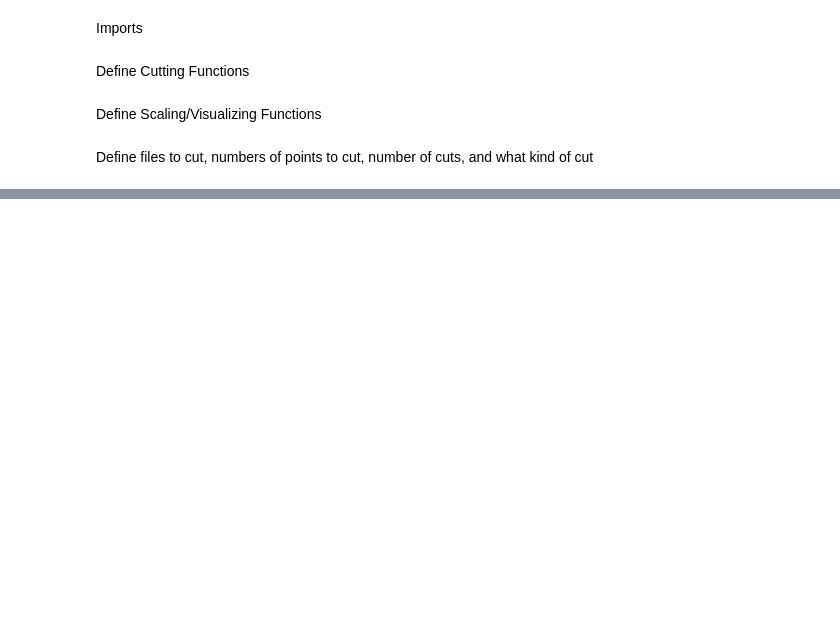
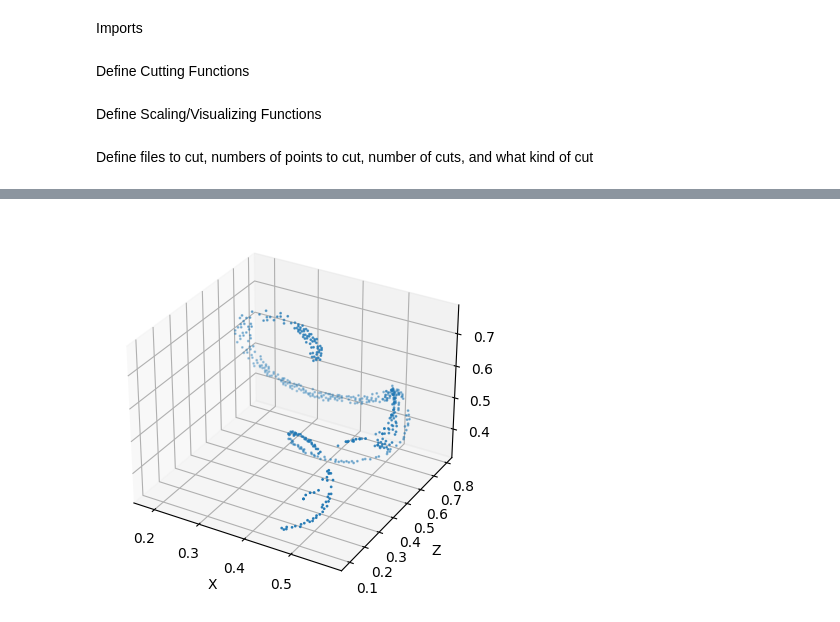
Before and after one commit to alpha-davidson/ATTPCPoinTr, a Jupyter notebook: data/slice_data.ipynb, the cells around one changed output, grey strips where cells are left out. Cells and saved outputs as stored; diff of their text form; code cells hidden in the pictures; blank space fills up the shorter version.

```diff
--- a/data/slice_data.ipynb
+++ b/data/slice_data.ipynb
@@ -331,0 +329,4 @@ val.npy file saved
+# %%
+unscaled_vis(np.load(files[-1])[0], showcolor=False)
+# %% [output]
+[figure, added]
```
Also changed, not shown: parts of 4 cells of this notebook, 2 other files.
